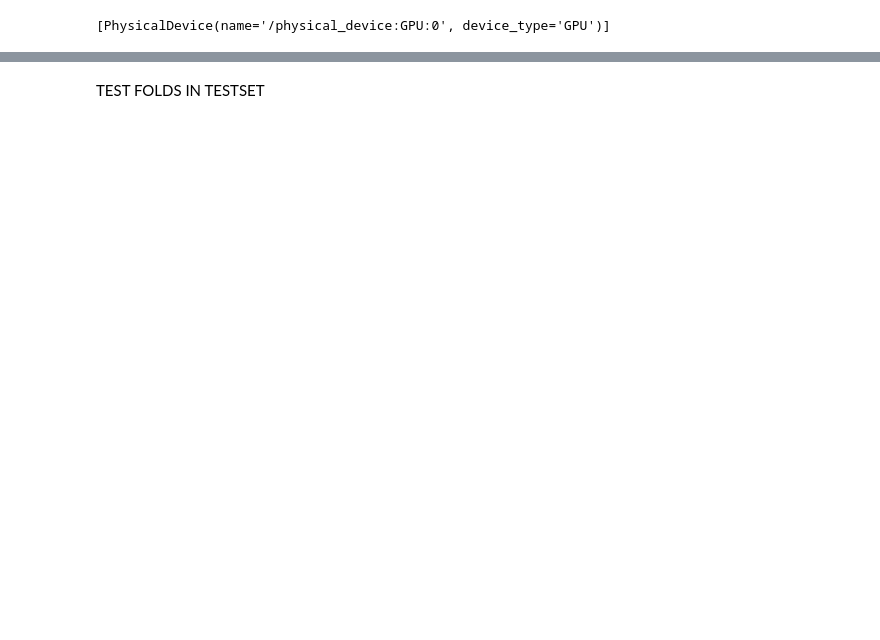
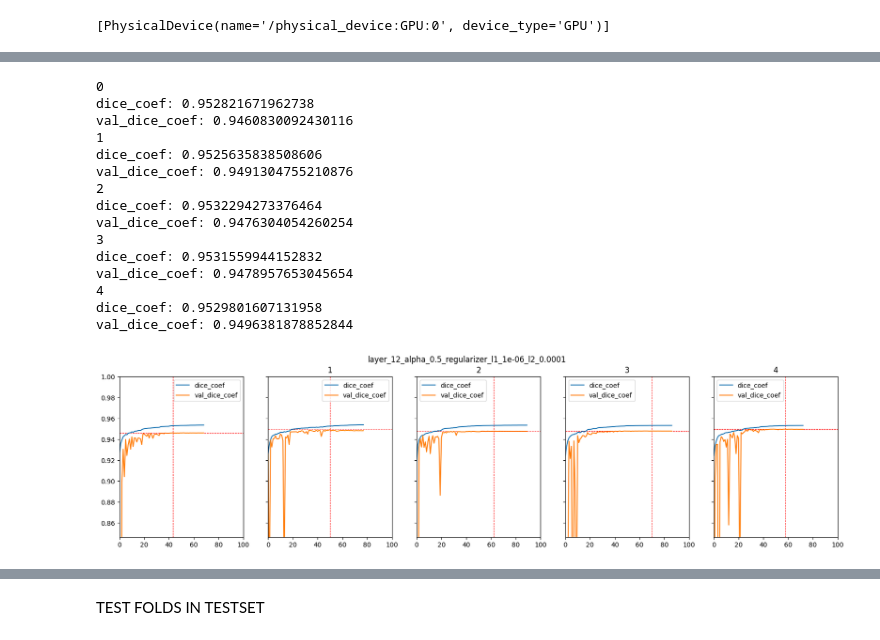
Before and after one commit to RWaiti/Keras-DeeplabV3Plus-MobilenetV2, a Jupyter notebook: vis.ipynb, the cells around one changed output, grey strips where cells are left out. Saved outputs shown, nothing was run; the diff lists cells and outputs as text; code cells hidden in the pictures; blank space fills up the shorter version.

```diff
--- a/vis.ipynb
+++ b/vis.ipynb
@@ -209,3 +171,23 @@ plt.imshow(mask)
+# %%
+Metrics(modelsList, 5).plotMetric(
+    modelName=modelsCommonName, minMetric="val_loss", lookMetric="val_dice_coef", save=True)
+# %% [output]
+0
+dice_coef: 0.952821671962738
+val_dice_coef: 0.9460830092430116
+1
+dice_coef: 0.9525635838508606
+val_dice_coef: 0.9491304755210876
+2
+dice_coef: 0.9532294273376464
+val_dice_coef: 0.9476304054260254
+3
+dice_coef: 0.9531559944152832
+val_dice_coef: 0.9478957653045654
+4
+dice_coef: 0.9529801607131958
+val_dice_coef: 0.9496381878852844
+[figure, added]
 # %%
 import numpy as np
 import seaborn as sns
```
Also changed, not shown: parts of 50 cells of this notebook.
